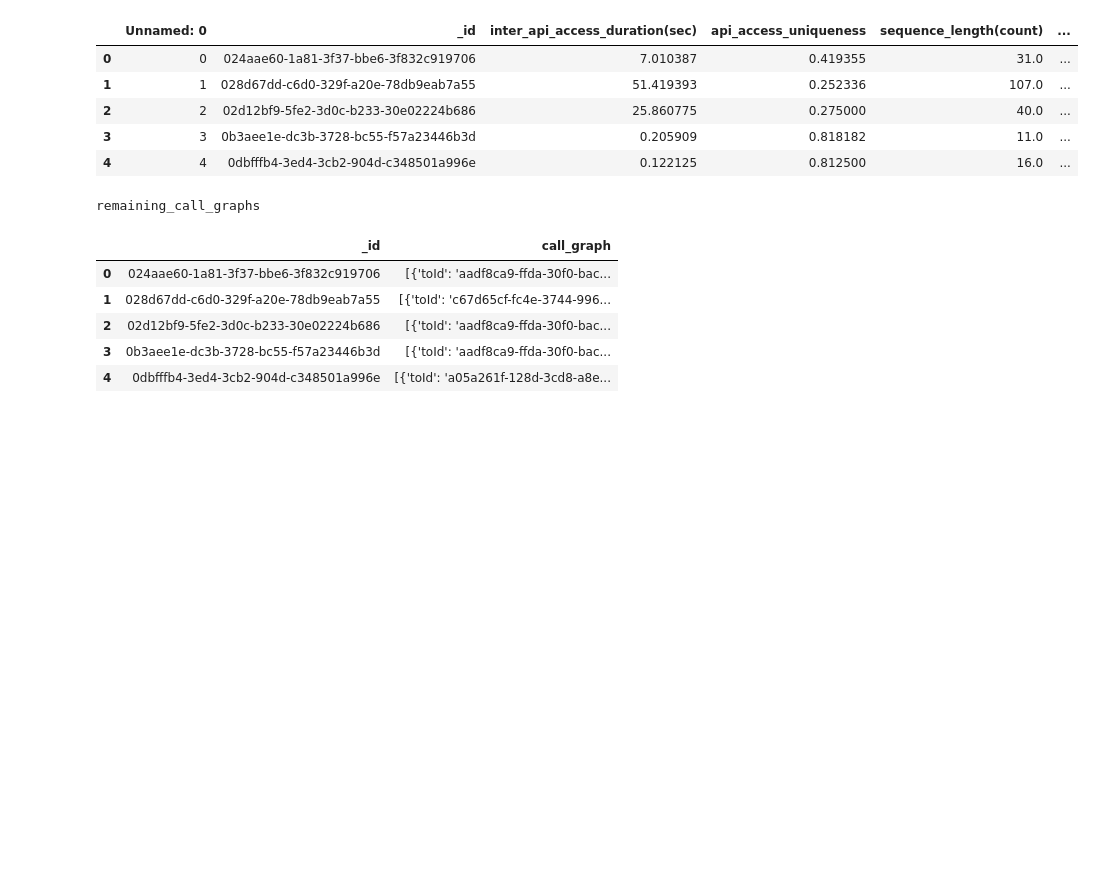
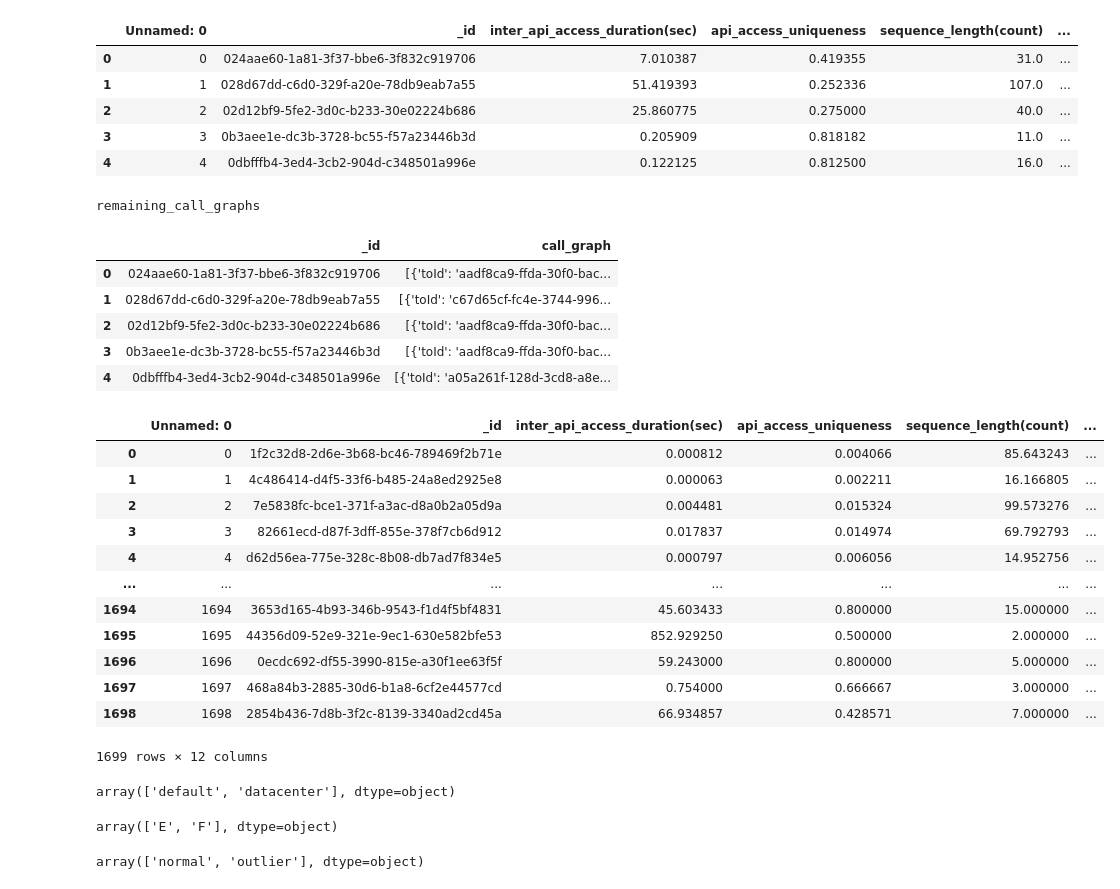
Before and after one commit to aureliowozhiak/API-security-Access-behavior-anomaly-dataset, a Jupyter notebook: notebooks/discovery_data.ipynb, the cells around one changed output. Saved outputs shown, nothing was run; the diff lists cells and outputs as text; code cells hidden in the pictures; blank space fills up the shorter version.

Commit message:
Normalize some categories

```diff
--- a/notebooks/discovery_data.ipynb
+++ b/notebooks/discovery_data.ipynb
@@ -47,3 +47,20 @@ remaining_call_graphs
 | 2 | 02d12bf9-5fe2-3d0c-b233-30e02224b686 | [{'toId': 'aadf8ca9-ffda-30f0-bac... |
 | 3 | 0b3aee1e-dc3b-3728-bc55-f57a23446b3d | [{'toId': 'aadf8ca9-ffda-30f0-bac... |
 | 4 | 0dbfffb4-3ed4-3cb2-904d-c348501a996e | [{'toId': 'a05a261f-128d-3cd8-a8e... |
+# %%
+#for the first version, we will use the supervised_dataset, where we have the data classified manually
+supervised_dataset
+# %% [output]
+|  | Unnamed: 0 | _id | inter_api_access_duration(sec) | api_access_uniqueness | sequence_length(count) | ... |
+| 0 | 0 | 1f2c32d8-2d6e-3b68-bc46-789469f2b71e | 0.000812 | 0.004066 | 85.643243 | ... |
+| 1 | 1 | 4c486414-d4f5-33f6-b485-24a8ed2925e8 | 0.000063 | 0.002211 | 16.166805 | ... |
+| 2 | 2 | 7e5838fc-bce1-371f-a3ac-d8a0b2a05d9a | 0.004481 | 0.015324 | 99.573276 | ... |
+| 3 | 3 | 82661ecd-d87f-3dff-855e-378f7cb6d912 | 0.017837 | 0.014974 | 69.792793 | ... |
+| 4 | 4 | d62d56ea-775e-328c-8b08-db7ad7f834e5 | 0.000797 | 0.006056 | 14.952756 | ... |
+| ... | ... | ... | ... | ... | ... | ... |
+| 1694 | 1694 | 3653d165-4b93-346b-9543-f1d4f5bf4831 | 45.603433 | 0.800000 | 15.000000 | ... |
+| 1695 | 1695 | 44356d09-52e9-321e-9ec1-630e582bfe53 | 852.929250 | 0.500000 | 2.000000 | ... |
+| 1696 | 1696 | 0ecdc692-df55-3990-815e-a30f1ee63f5f | 59.243000 | 0.800000 | 5.000000 | ... |
+| 1697 | 1697 | 468a84b3-2885-30d6-b1a8-6cf2e44577cd | 0.754000 | 0.666667 | 3.000000 | ... |
+| 1698 | 1698 | 2854b436-7d8b-3f2c-8139-3340ad2cd45a | 66.934857 | 0.428571 | 7.000000 | ... |
+1699 rows × 12 columns
@@ -49,0 +70,5 @@ remaining_call_graphs
+# %%
+#knowing the ip_type categories
+supervised_dataset_treated['ip_type'].unique()
+# %% [output]
+array(['default', 'datacenter'], dtype=object)
@@ -49,0 +78,5 @@ remaining_call_graphs
+# %%
+#knowing the source categories
+supervised_dataset_treated['source'].unique()
+# %% [output]
+array(['E', 'F'], dtype=object)
@@ -49,0 +86,5 @@ remaining_call_graphs
+# %%
+#knowing the classification categories
+supervised_dataset_treated['classification'].unique()
+# %% [output]
+array(['normal', 'outlier'], dtype=object)
```
Also changed, not shown: parts of 5 cells of this notebook.
